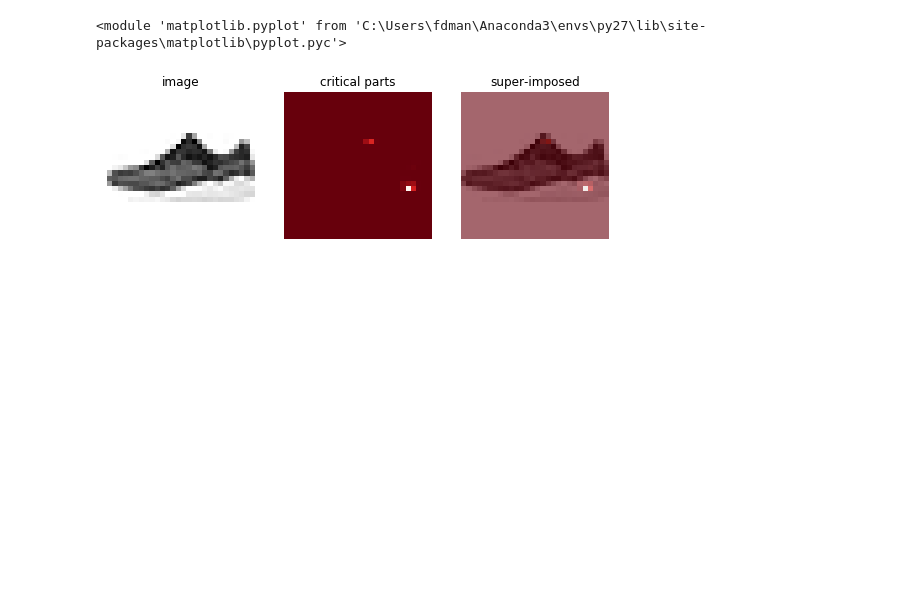
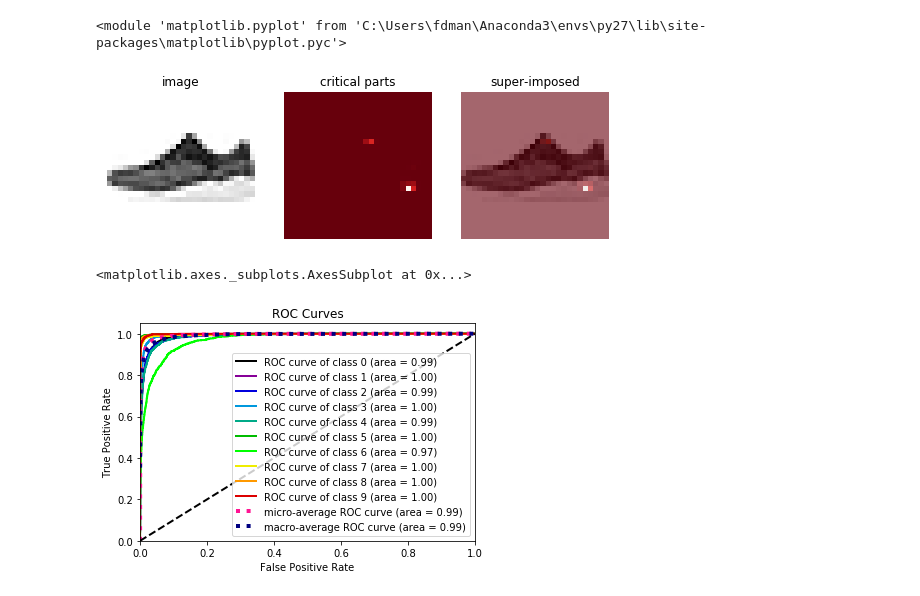
Before and after one commit to nicocarp/DSS, a Jupyter notebook: tpFinal/DSS-DAMIAN-1.ipynb, the cells around one changed output. Saved outputs shown, nothing was run; the diff lists cells and outputs as text; code cells hidden in the pictures; blank space fills up the shorter version.

```diff
--- a/tpFinal/DSS-DAMIAN-1.ipynb
+++ b/tpFinal/DSS-DAMIAN-1.ipynb
@@ -323,0 +310,16 @@ with open('clasificadorNET-Damian1-score(0.9).pickle', 'wb') as f:
+# %%
+import pickle
+
+net2 = None
+with open('clasificadorNET-Damian1-score(0.9).pickle', 'rb') as f:
+    net2 = pickle.load(f)
+
+#print(y_test[0]) print (y_test[1]) print (y_test[2])
+
+#net2.predict(x)
+# %%
+import scikitplot as skplt
+skplt.metrics.plot_roc_curve(y_test,net2.predict_proba(X_test))
+# %% [output]
+<matplotlib.axes._subplots.AxesSubplot at 0x...>
+[figure, added]
```
Also changed, not shown: parts of 3 cells of this notebook, 1 other file.
